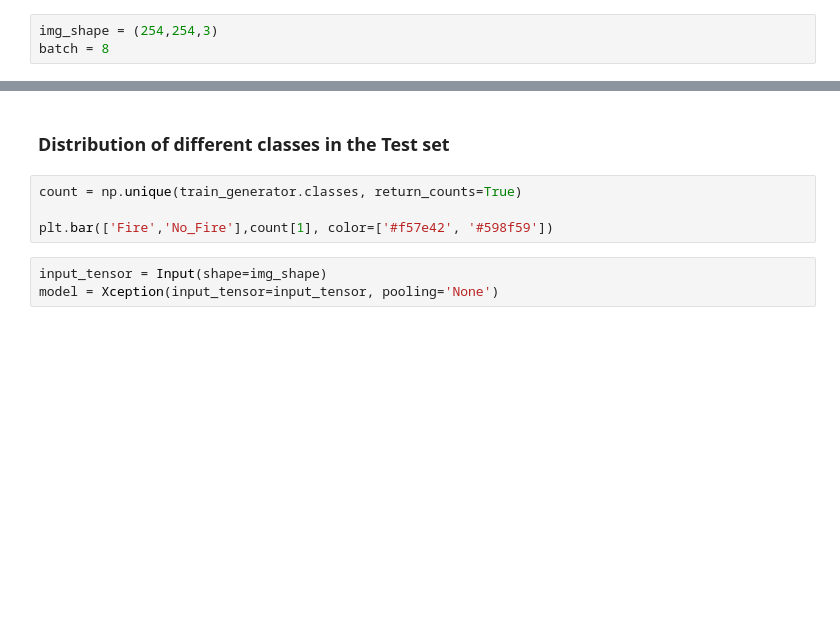
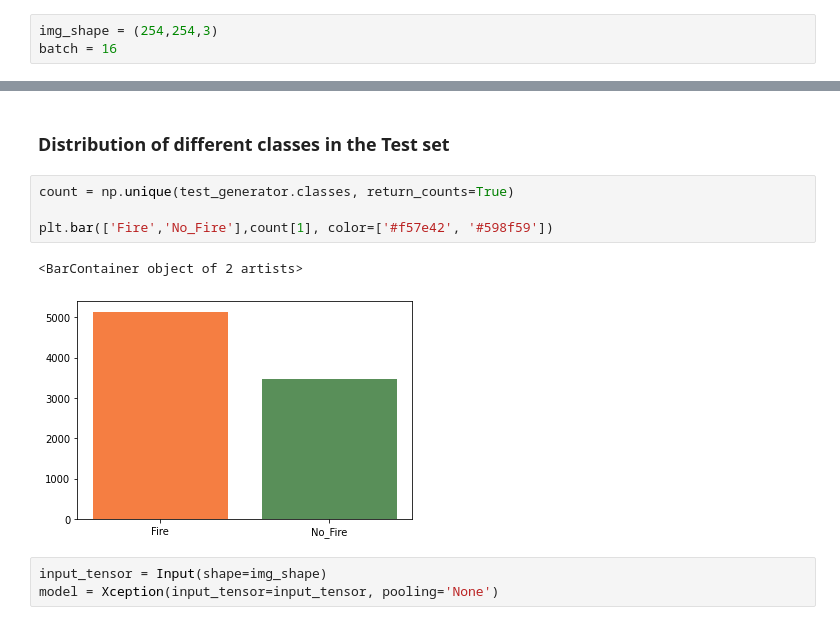
Before and after one commit to kunalgaurav18/CE888, a Jupyter notebook: Assignment2/CE888_Assignment2.ipynb, the cells around one changed output, grey strips where cells are left out. Saved outputs shown, nothing was run; the diff lists cells and outputs as text; blank space fills up the shorter version.

```diff
--- a/Assignment2/CE888_Assignment2.ipynb
+++ b/Assignment2/CE888_Assignment2.ipynb
@@ -272,7 +273,7 @@ eda ended in 00 hours 00 minutes 18 seconds
 ### Image Shape and batch size initialization
 # %%
 img_shape = (254,254,3)
-batch = 8
+batch = 16
 # %% [markdown]
 ## Configuring ImageDataGenerator for loading the images efficiently
 # %%
@@ -345,9 +349,12 @@ plt.bar(['Fire','No_Fire'],count[1], color=['#f57e42', '#598f59'])
 # %% [markdown]
 ### Distribution of different classes in the Test set
 # %%
-count = np.unique(train_generator.classes, return_counts=True)
+count = np.unique(test_generator.classes, return_counts=True)
 
 plt.bar(['Fire','No_Fire'],count[1], color=['#f57e42', '#598f59'])
+# %% [output]
+<BarContainer object of 2 artists>
+[figure, added]
 # %%
 input_tensor = Input(shape=img_shape)
 model = Xception(input_tensor=input_tensor, pooling='None')
```
Also changed, not shown: parts of 7 cells of this notebook.
